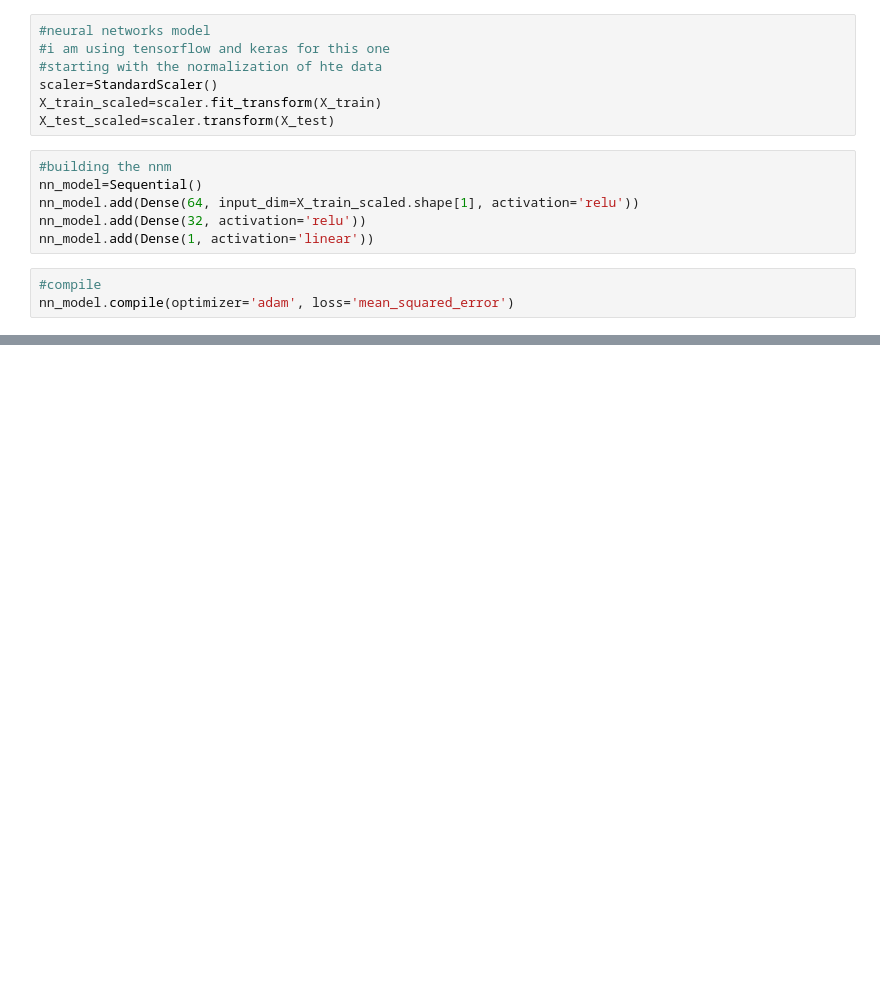
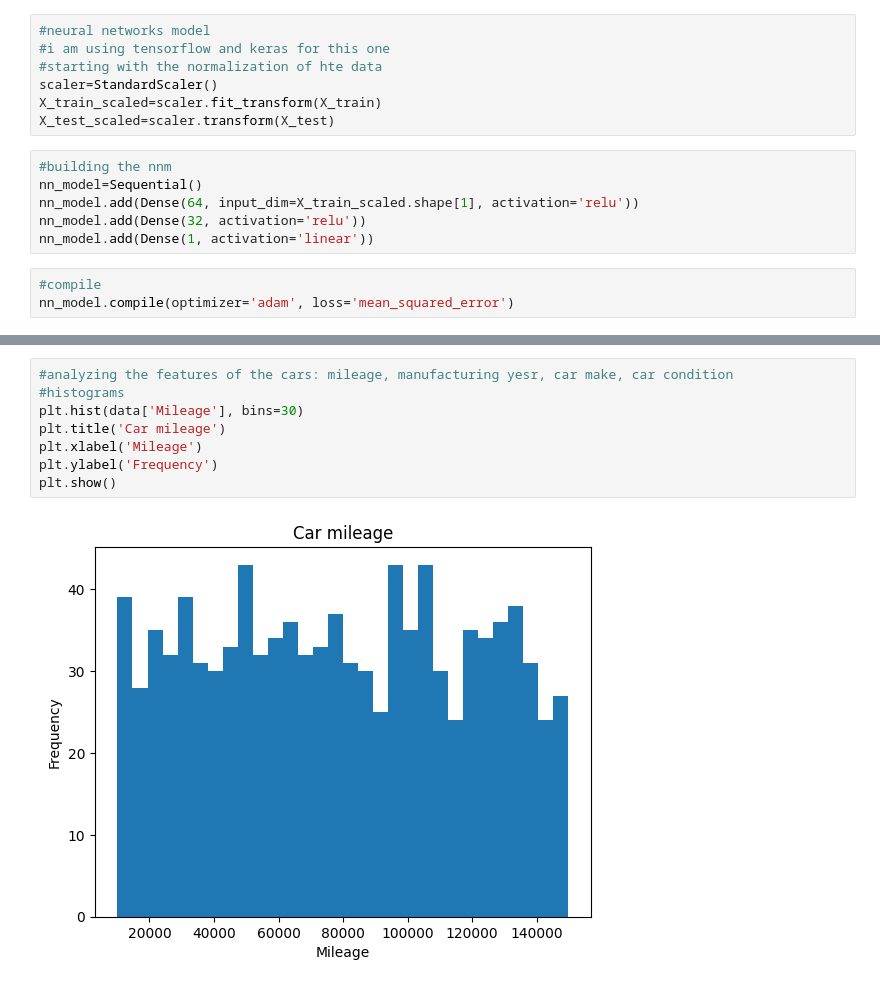
Before and after one commit to elenaz7/car-prices-prediction, a Jupyter notebook: notebook3f47f1dcc4.ipynb, the cells around one changed output, grey strips where cells are left out. Cells and saved outputs as stored; diff of their text form; blank space fills up the shorter version.

```diff
--- a/notebook3f47f1dcc4.ipynb
+++ b/notebook3f47f1dcc4.ipynb
@@ -163,0 +164,10 @@ plt.show()
+# %%
+#analyzing the features of the cars: mileage, manufacturing yesr, car make, car condition
+#histograms
+plt.hist(data['Mileage'], bins=30)
+plt.title('Car mileage')
+plt.xlabel('Mileage')
+plt.ylabel('Frequency')
+plt.show()
+# %% [output]
+[figure, added]
```
Also changed, not shown: parts of 8 cells of this notebook.
